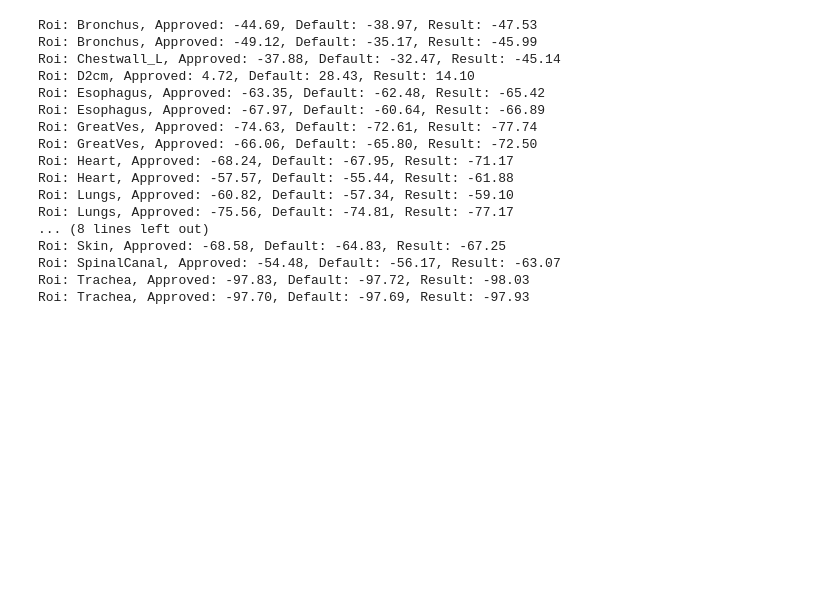
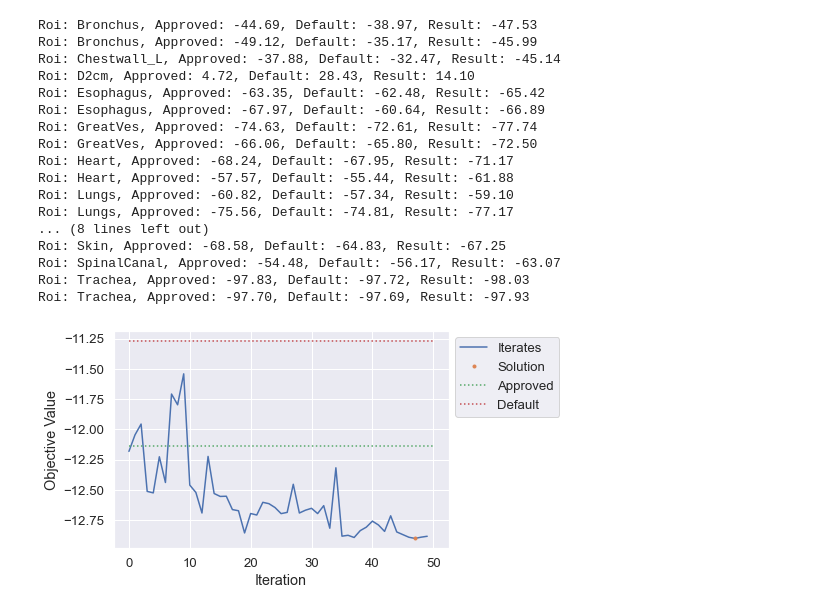
Before and after one commit to kels271828/RayBay, a Jupyter notebook: results/SBRT_lung_minsun/bayes_pars/view_results.ipynb, the cells around one changed output. Saved outputs shown, nothing was run; the diff lists cells and outputs as text; code cells hidden in the pictures; blank space fills up the shorter version.

```diff
--- a/results/SBRT_lung_minsun/bayes_pars/view_results.ipynb
+++ b/results/SBRT_lung_minsun/bayes_pars/view_results.ipynb
@@ -164,3 +165,15 @@ Roi: Trachea, Approved: -97.70, Default: -97.69, Result: -97.93
 # For the parameters we didn't tune, we still improved upon the values from the default plan.
 # Some values we improved upon the approved plan, and some we didn't.
 # We DID NOT meet the D2cm goal :(
+# %%
+# Objective function convergence
+plt.plot(result.opt_result.func_vals)
+plt.plot(idx_sol, result.opt_result.fun, '.')
+plt.plot([0, 50], [approved.opt_result, approved.opt_result], ':')
+plt.plot([0, 50], [default.opt_result, default.opt_result], ':')
+plt.xlabel('Iteration')
+plt.ylabel('Objective Value')
+plt.legend(['Iterates', 'Solution', 'Approved', 'Default'],
+           bbox_to_anchor=(1, 1));
+# %% [output]
+[figure, added]
```
Also changed, not shown: parts of 10 cells of this notebook, 6 other files.
